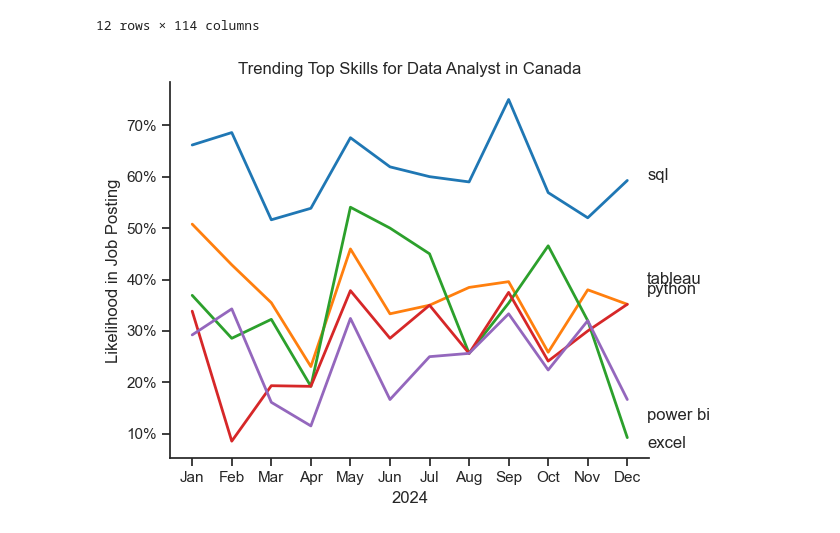
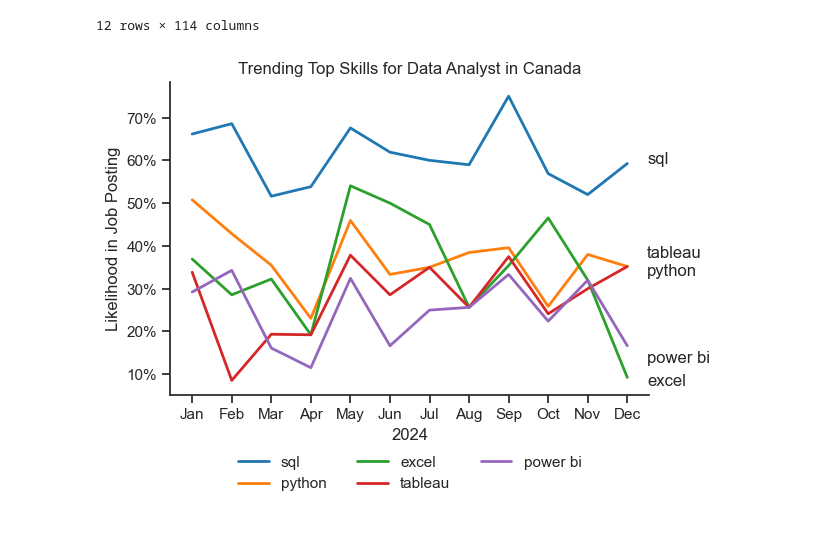
Before and after one commit to Cuishine/Python_Data_Project, a Jupyter notebook: 3_Project/3_Skills_Trend.ipynb, the cells around one changed output. Cells and saved outputs as stored; diff of their text form; code cells hidden in the pictures.

```diff
--- a/3_Project/3_Skills_Trend.ipynb
+++ b/3_Project/3_Skills_Trend.ipynb
@@ -134,32 +134,33 @@ df_DA_CA_percent
 # %%
 from matplotlib.ticker import PercentFormatter
 
 df_plot = df_DA_CA_percent.iloc[:, :5]
 
 sns.lineplot(data=df_plot, dashes =False,palette="tab10", linewidth=2)
 sns.set_theme(style="ticks", palette="pastel")
 sns.despine()
 
 
 plt.title('Trending Top Skills for Data Analyst in Canada')
 plt.ylabel('Likelihood in Job Posting')
 plt.xlabel('2024')
-plt.legend().remove()
-
+# plt.legend().remove()
+# Place the legend below the plot
+plt.legend(loc='upper center', bbox_to_anchor=(0.5, -0.15), ncol=3, frameon=False)
 
 ax = plt.gca()
 ax.yaxis.set_major_formatter(PercentFormatter(decimals=0))
 
 # Offset values for each label to avoid overlap
-offsets = [0, 2, -2, 4, -4]  # Adjust these values as needed
+offsets = [0, -2, -2, 2, -4]  # Adjust these values as needed
 
 for i in range(5):
     plt.text(
         11.5,
         df_plot.iloc[-1, i] + offsets[i],  # Add offset to y position
         df_plot.columns[i]
     )
 plt.tight_layout()
 plt.show()
 # %% [output]
-[figure, old version]
+[figure, new version]
```
